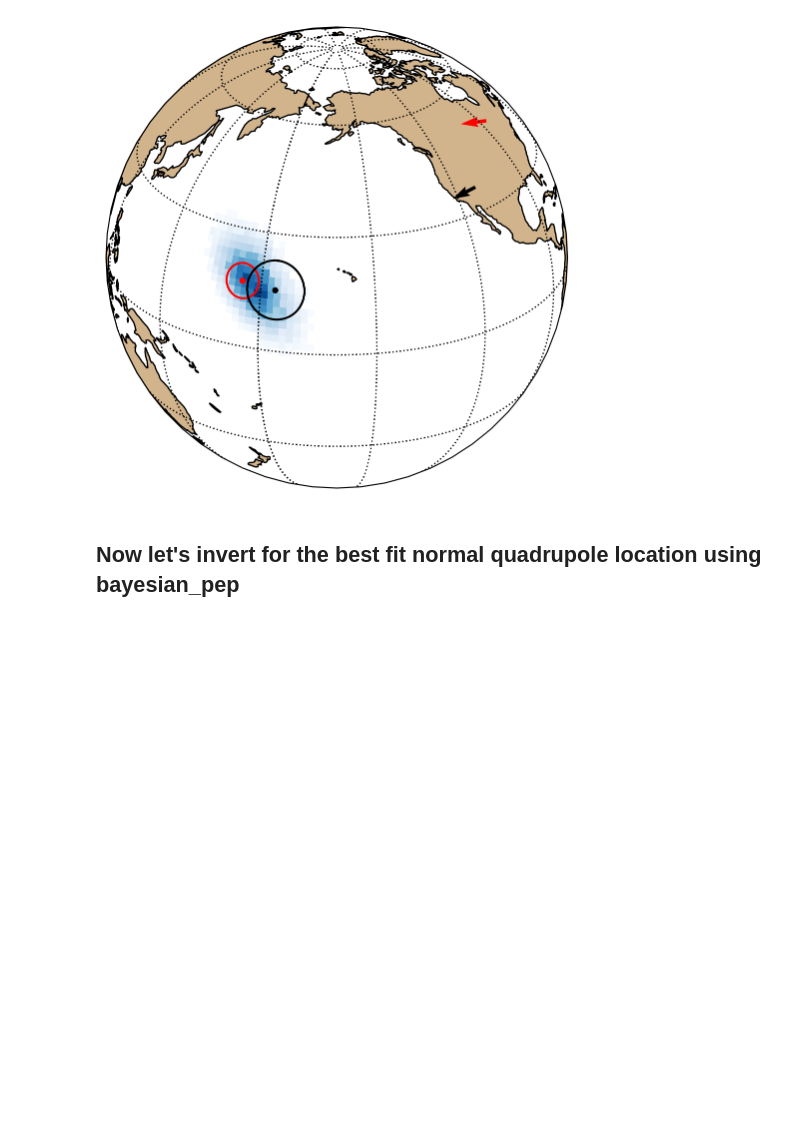
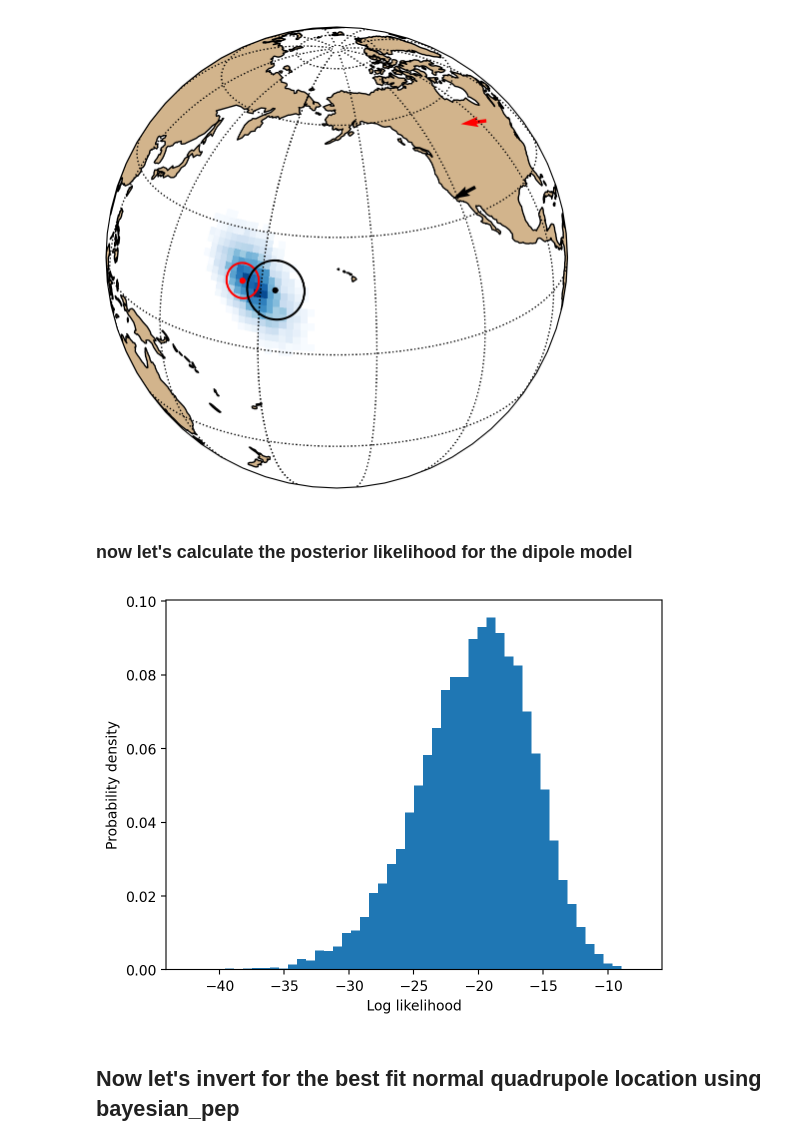
Before and after one commit to Swanson-Hysell-Group/2024_SWLLIP, a Jupyter notebook: code/SWLLIP_geomagnetic_field.ipynb, the cells around one changed output. Drawn from its saved outputs; the diff is of its cells as text; code cells hidden in the pictures; blank space fills up the shorter version.

```diff
--- a/code/SWLLIP_geomagnetic_field.ipynb
+++ b/code/SWLLIP_geomagnetic_field.ipynb
@@ -286,6 +287,36 @@ ipmag.plot_pole(ax, CB_plon, CB_plat, CB_A95, color='k', edgecolor='none')
 plt.show()
 # %% [output]
 [figure]
+# %% [markdown]
+### now let's calculate the posterior likelihood for the dipole model
+# %%
+dipole_resample_plons = dipole_axis_resample.T[0]+180
+dipole_resample_plats = -dipole_axis_resample.T[1]
+
+Mich_pred_decs = calculate_dipole_azimuth(Mich_slat, Mich_slon, dipole_resample_plats, dipole_resample_plons)
+
+Michi_lats = np.array([90-calc_angle(dipole_resample_plon,
+                                    dipole_resample_plat,
+                                    Mich_slon, Mich_slat) for dipole_resample_plon, dipole_resample_plat in zip(dipole_resample_plons, dipole_resample_plats)])
+Mich_pred_incs = -calc_pinc(Michi_lats)
+
+CB_pred_decs = calculate_dipole_azimuth(CB_slat, CB_slon, dipole_resample_plats, dipole_resample_plons)
+
+CB_lats = np.array([90-calc_angle(dipole_resample_plon,
+                                    dipole_resample_plat,
+                                    CB_slon, CB_slat) for dipole_resample_plon, dipole_resample_plat in zip(dipole_resample_plons, dipole_resample_plats)])
+CB_pred_incs = -calc_pinc(CB_lats)
+
+dipole_resample_likelihood = [fisher_logp([Mich_dir_dec, Mich_dir_inc], Mich_dir_k, [Mich_pred_dec, Mich_pred_inc]) +\
+                                   fisher_logp([CB_dir_dec, CB_dir_inc], CB_dir_k, [CB_pred_dec, CB_pred_inc]) \
+                                    for Mich_pred_dec, Mich_pred_inc, CB_pred_dec, CB_pred_inc in zip(Mich_pred_decs, Mich_pred_incs, CB_pred_decs, CB_pred_incs)]
+# %%
+plt.hist(dipole_resample_likelihood, bins=50, density=True);
+plt.xlabel('Log likelihood')
+plt.ylabel('Probability density')
+plt.show()
+# %% [output]
+[figure, added]
 # %% [markdown]
 ## Now let's invert for the best fit normal quadrupole location using bayesian_pep
 # %%
```
Also changed, not shown: parts of 12 cells of this notebook.
